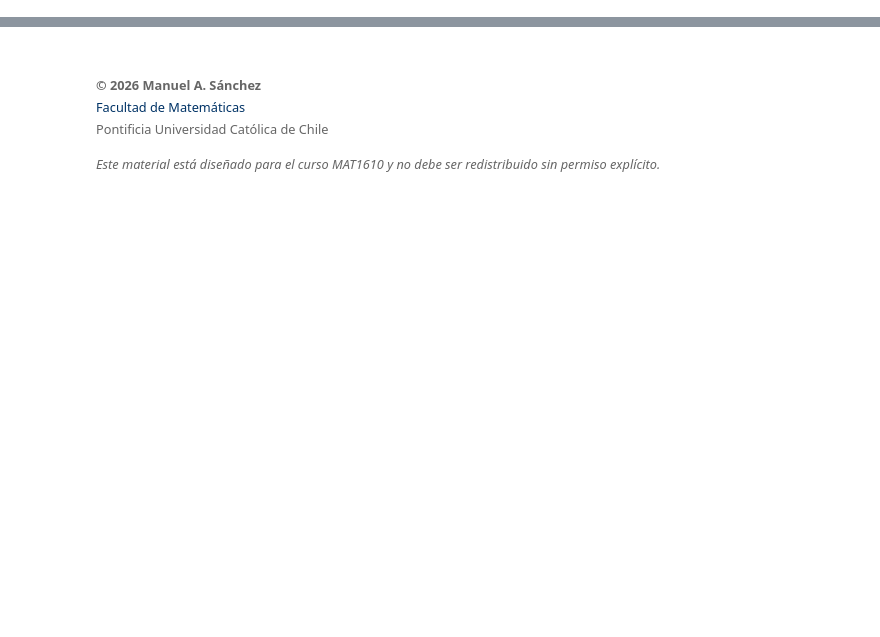
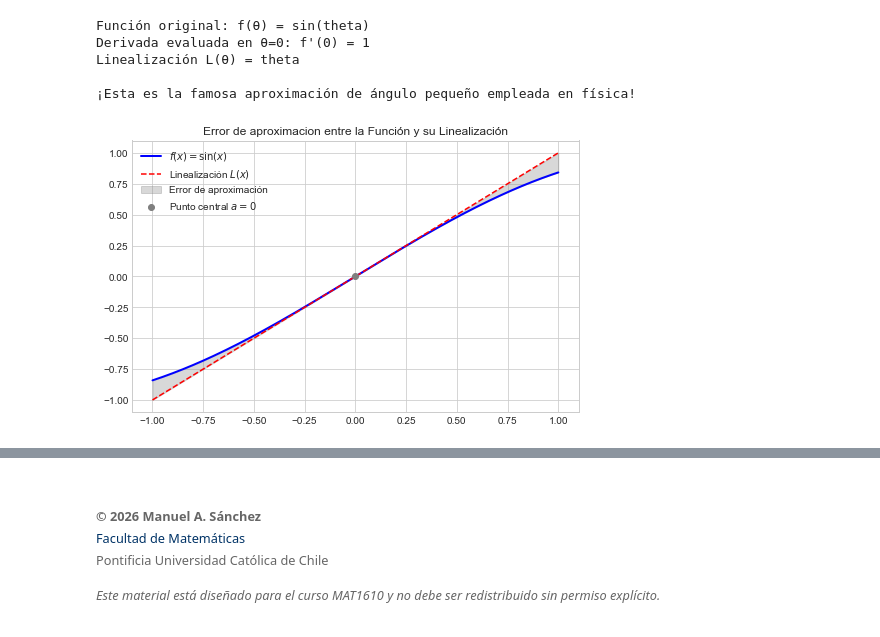
Before and after one commit to ManuelSanchezUribe/Laboratorios_MAT_UC, a Jupyter notebook: MAT1610/Laboratorio_05/lab05.ipynb, the cells around one changed output, grey strips where cells are left out. Saved outputs shown, nothing was run; the diff lists cells and outputs as text; code cells hidden in the pictures; blank space fills up the shorter version.

```diff
--- a/MAT1610/Laboratorio_05/lab05.ipynb
+++ b/MAT1610/Laboratorio_05/lab05.ipynb
@@ -25,15 +38,15 @@
 # %%
-# importar librerias de la sesion
+# Importar librerías de la sesión
+import sympy as sp
 import numpy as np
 import matplotlib.pyplot as plt
-import sys
+import pandas as pd
 
-# INTENTO DE CONFIGURACIÓN DE ESTILO (Compatible con versiones viejas y nuevas)
-try:
-    plt.style.use('seaborn-v0_8-whitegrid') # Nombre nuevo (Matplotlib 3.6+)
-except OSError:
-    plt.style.use('seaborn-whitegrid')      # Nombre antiguo
+# Configuración para visualización matemática
+sp.init_printing()
+%matplotlib inline
 
-plt.rcParams['figure.figsize'] = (10, 6)
-
-print(f"Versión de Numpy: {np.__version__}")
+# Configuración de estilo
+try: plt.style.use('seaborn-v0_8-whitegrid')
+except: plt.style.use('seaborn-whitegrid')
+plt.rcParams['figure.figsize'] = (8, 5)
@@ -53,0 +197,37 @@ Versión de Numpy: 1.24.4
+# %%
+# Ejemplo 2.3: Linealización Trigonométrica
+theta = sp.Symbol('theta')
+f_trig = sp.sin(theta)
+a_trig = 0
+
+f_a_trig = f_trig.subs(theta, a_trig)
+df_a_trig = sp.diff(f_trig, theta).subs(theta, a_trig)
+
+L_trig = f_a_trig + df_a_trig * (theta - a_trig)
+
+print(f"Función original: f(θ) = {f_trig}")
+print(f"Derivada evaluada en θ=0: f'(0) = {df_a_trig}")
+print(f"Linealización L(θ) = {L_trig}")
+print("\n¡Esta es la famosa aproximación de ángulo pequeño empleada en física!")
+
+x_vals = np.linspace(-1, 1, 200)
+L_num = sp.lambdify(theta, L_trig, 'numpy')
+f_num = sp.lambdify(theta, f_trig, 'numpy')
+
+plt.plot(x_vals, f_num(x_vals), label='$f(x) = \sin(x)$', color='blue', lw=2)
+plt.plot(x_vals, L_num(x_vals), label='Linealización $L(x)$', color='red', linestyle='--')
+
+# Rellenar el área de error
+plt.fill_between(x_vals, f_num(x_vals), L_num(x_vals), color='gray', alpha=0.3, label='Error de aproximación')
+
+plt.scatter([0], [0], color='C07', zorder=5, label='Punto central $a=0$')
+plt.title("Error de aproximacion entre la Función y su Linealización")
+plt.legend()
+plt.show()
+# %% [output]
+Función original: f(θ) = sin(theta)
+Derivada evaluada en θ=0: f'(0) = 1
+Linealización L(θ) = theta
+
+¡Esta es la famosa aproximación de ángulo pequeño empleada en física!
+[figure, added]
```
Also changed, not shown: parts of 32 cells of this notebook, 6 other files.
